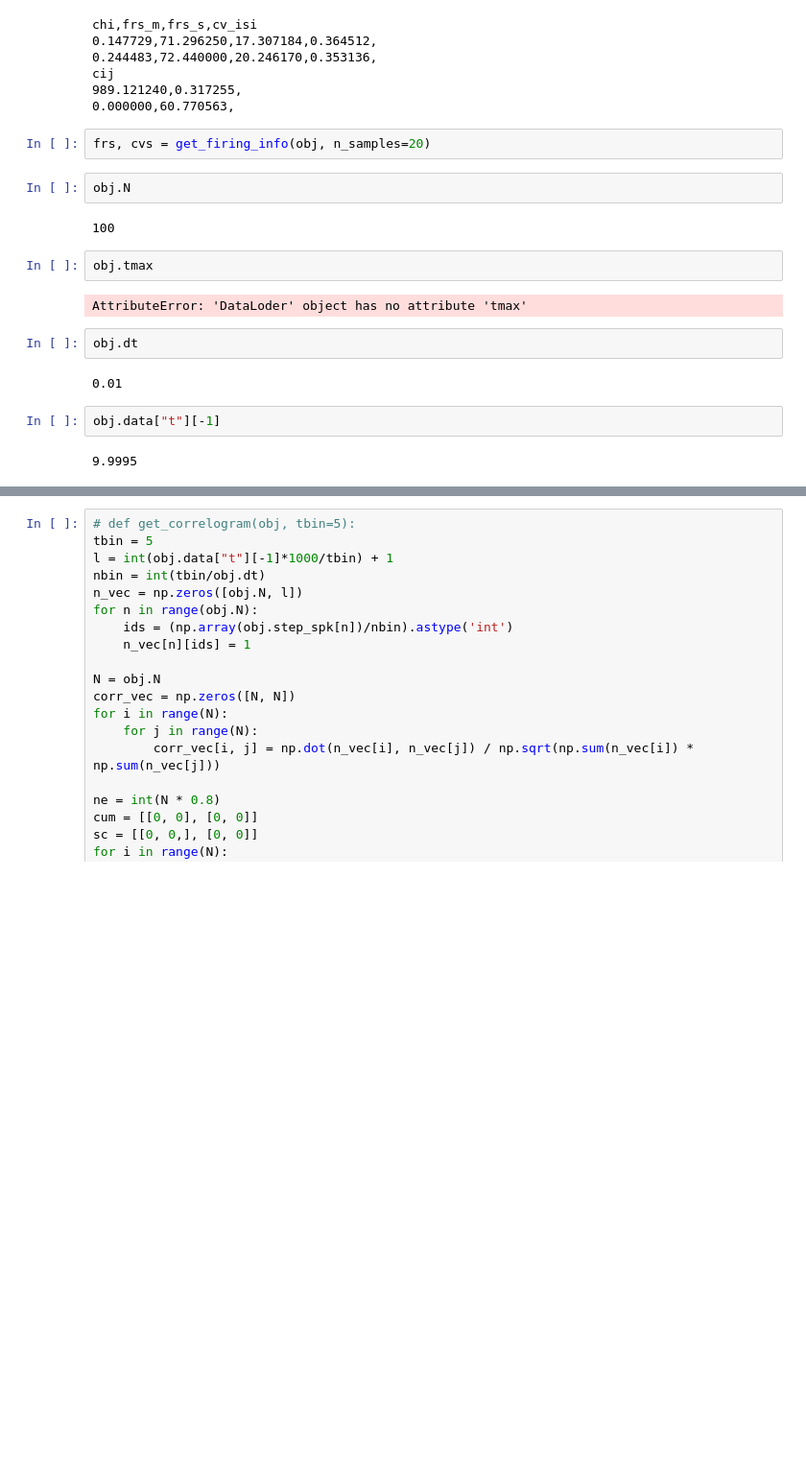
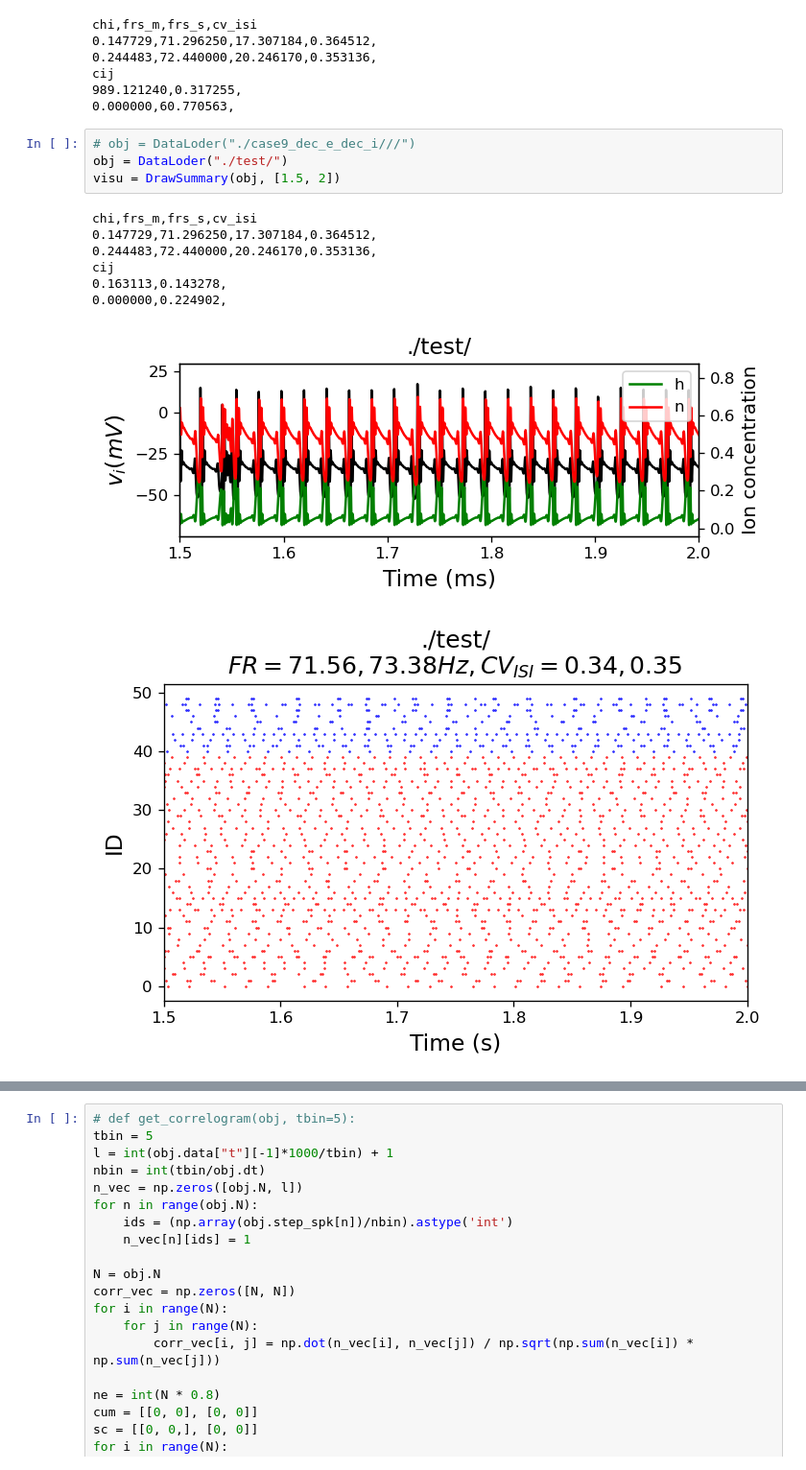
Before and after one commit to jyKim-97/hh_neuralnet, a Jupyter notebook: ei_wb_pop/view.ipynb, the cells around one changed output, grey strips where cells are left out. Shown at 96% size. Saved outputs shown, nothing was run; the diff lists cells and outputs as text; blank space fills up the shorter version.

```diff
--- a/ei_wb_pop/view.ipynb
+++ b/ei_wb_pop/view.ipynb
@@ -346,21 +466,16 @@ chi,frs_m,frs_s,cv_isi
 cij
 989.121240,0.317255,
 0.000000,60.770563,
-# %%
-frs, cvs = get_firing_info(obj, n_samples=20)
-# %%
-obj.N
-# %% [output]
-100
-# %%
-obj.tmax
-# %% [output]
-AttributeError: 'DataLoder' object has no attribute 'tmax'
-# %%
-obj.dt
-# %% [output]
-0.01
-# %%
-obj.data["t"][-1]
-# %% [output]
-9.9995
+# %%
+# obj = DataLoder("./case9_dec_e_dec_i///")
+obj = DataLoder("./test/")
+visu = DrawSummary(obj, [1.5, 2])
+# %% [output]
+chi,frs_m,frs_s,cv_isi
+0.147729,71.296250,17.307184,0.364512,
+0.244483,72.440000,20.246170,0.353136,
+cij
+0.163113,0.143278,
+0.000000,0.224902,
+[figure, added]
+[figure, added]
```
Also changed, not shown: parts of 26 cells of this notebook, 2 other files.
